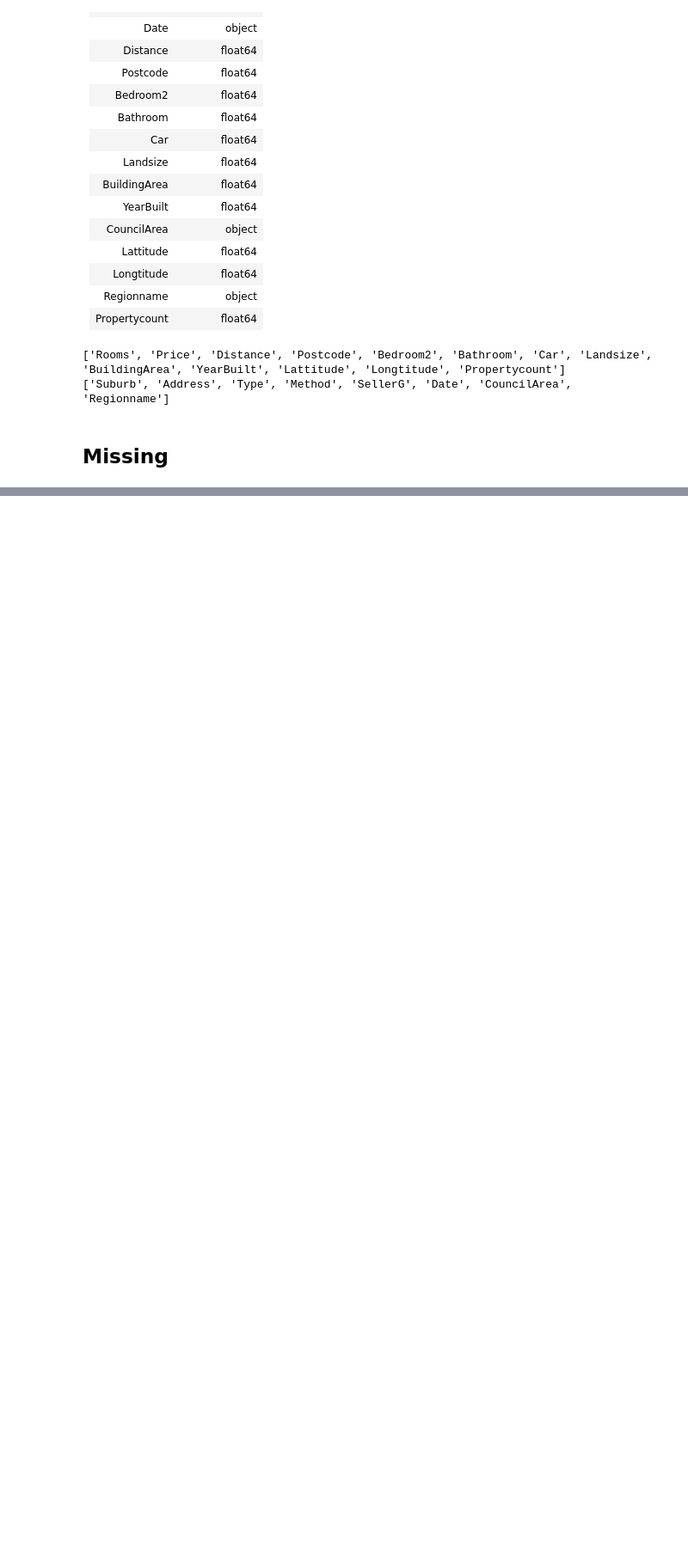
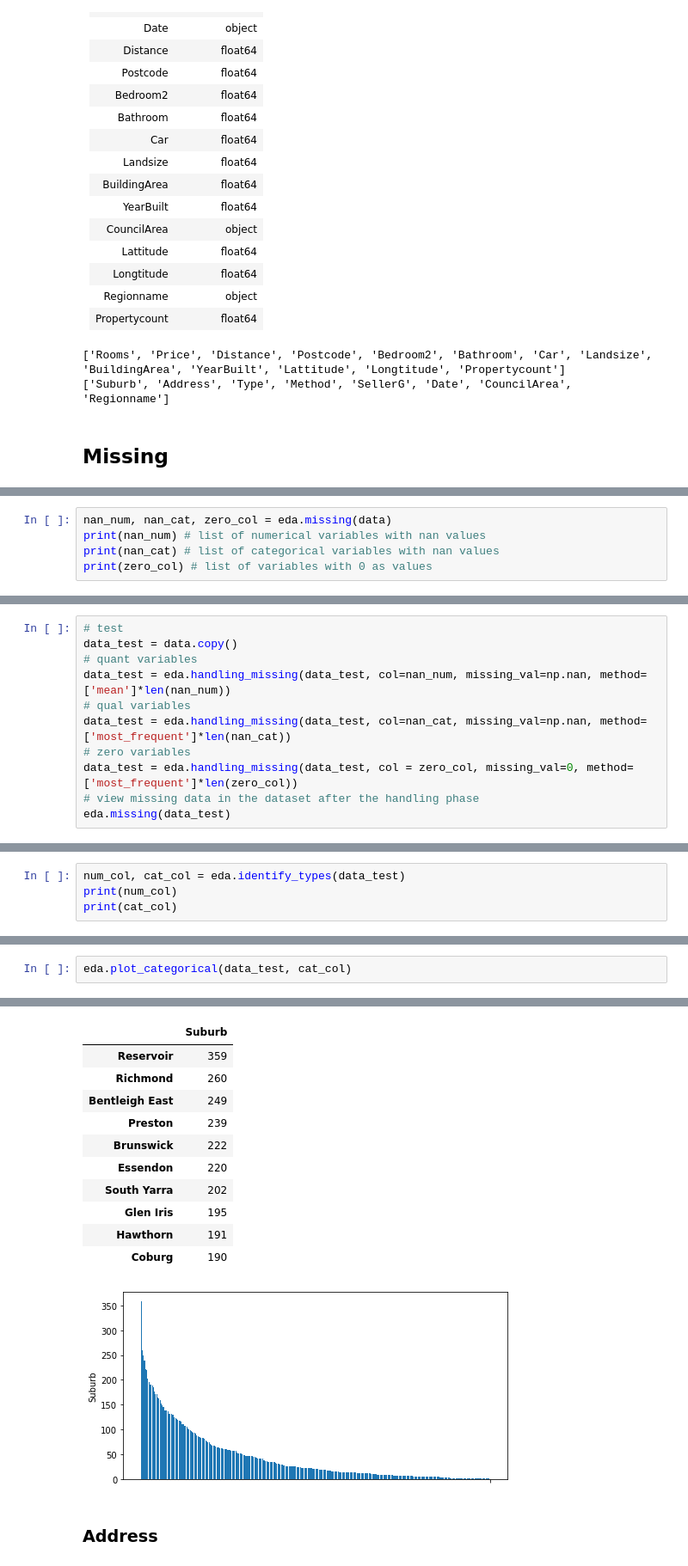
Before and after one commit to marcosalvalaggio/edamame, a Jupyter notebook: notebook/eda_example.ipynb, the cells around one changed output, grey strips where cells are left out. Shown at 86% size. Saved outputs shown, nothing was run; the diff lists cells and outputs as text; blank space fills up the shorter version.

```diff
--- a/notebook/eda_example.ipynb
+++ b/notebook/eda_example.ipynb
@@ -131,0 +98,5 @@ eda.missing(data)
+# %%
+nan_num, nan_cat, zero_col = eda.missing(data)
+print(nan_num) # list of numerical variables with nan values
+print(nan_cat) # list of categorical variables with nan values
+print(zero_col) # list of variables with 0 as values
@@ -131,0 +137,11 @@ eda.missing(data)
+# %%
+# test
+data_test = data.copy()
+# quant variables
+data_test = eda.handling_missing(data_test, col=nan_num, missing_val=np.nan, method=['mean']*len(nan_num))
+# qual variables
+data_test = eda.handling_missing(data_test, col=nan_cat, missing_val=np.nan, method=['most_frequent']*len(nan_cat))
+# zero variables
+data_test = eda.handling_missing(data_test, col = zero_col, missing_val=0, method=['most_frequent']*len(zero_col))
+# view missing data in the dataset after the handling phase
+eda.missing(data_test)
@@ -131,0 +172,4 @@ eda.missing(data)
+# %%
+num_col, cat_col = eda.identify_types(data_test)
+print(num_col)
+print(cat_col)
@@ -131,0 +202,3 @@ eda.missing(data)
+# %%
+eda.plot_categorical(data_test, cat_col)
+# %% [output]
@@ -131,0 +213,13 @@ eda.missing(data)
+|  | Suburb |
+| Reservoir | 359 |
+| Richmond | 260 |
+| Bentleigh East | 249 |
+| Preston | 239 |
+| Brunswick | 222 |
+| Essendon | 220 |
+| South Yarra | 202 |
+| Glen Iris | 195 |
+| Hawthorn | 191 |
+| Coburg | 190 |
+[figure, added]
+### Address
```
Also changed, not shown: parts of 11 cells of this notebook, 1 other file.
